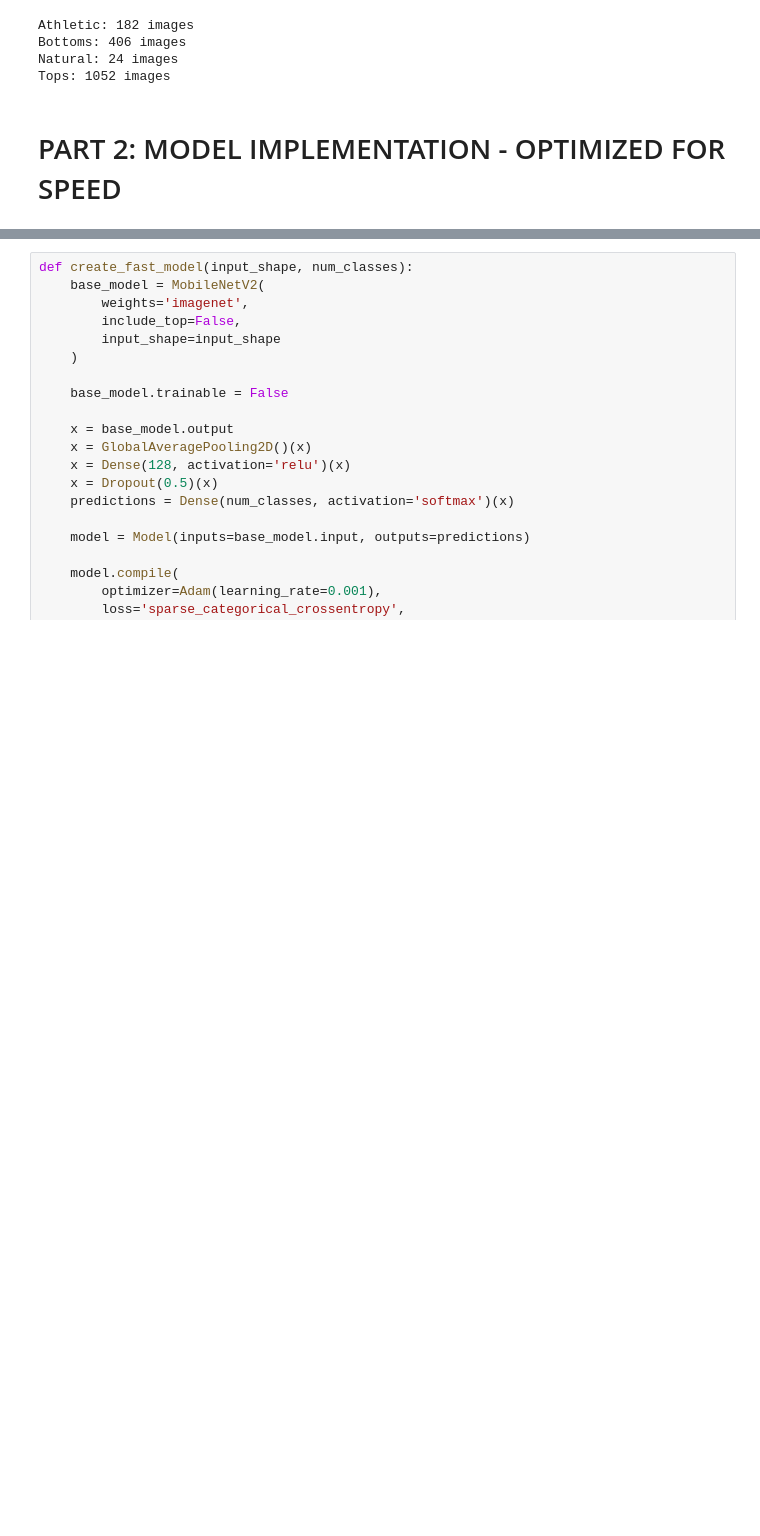
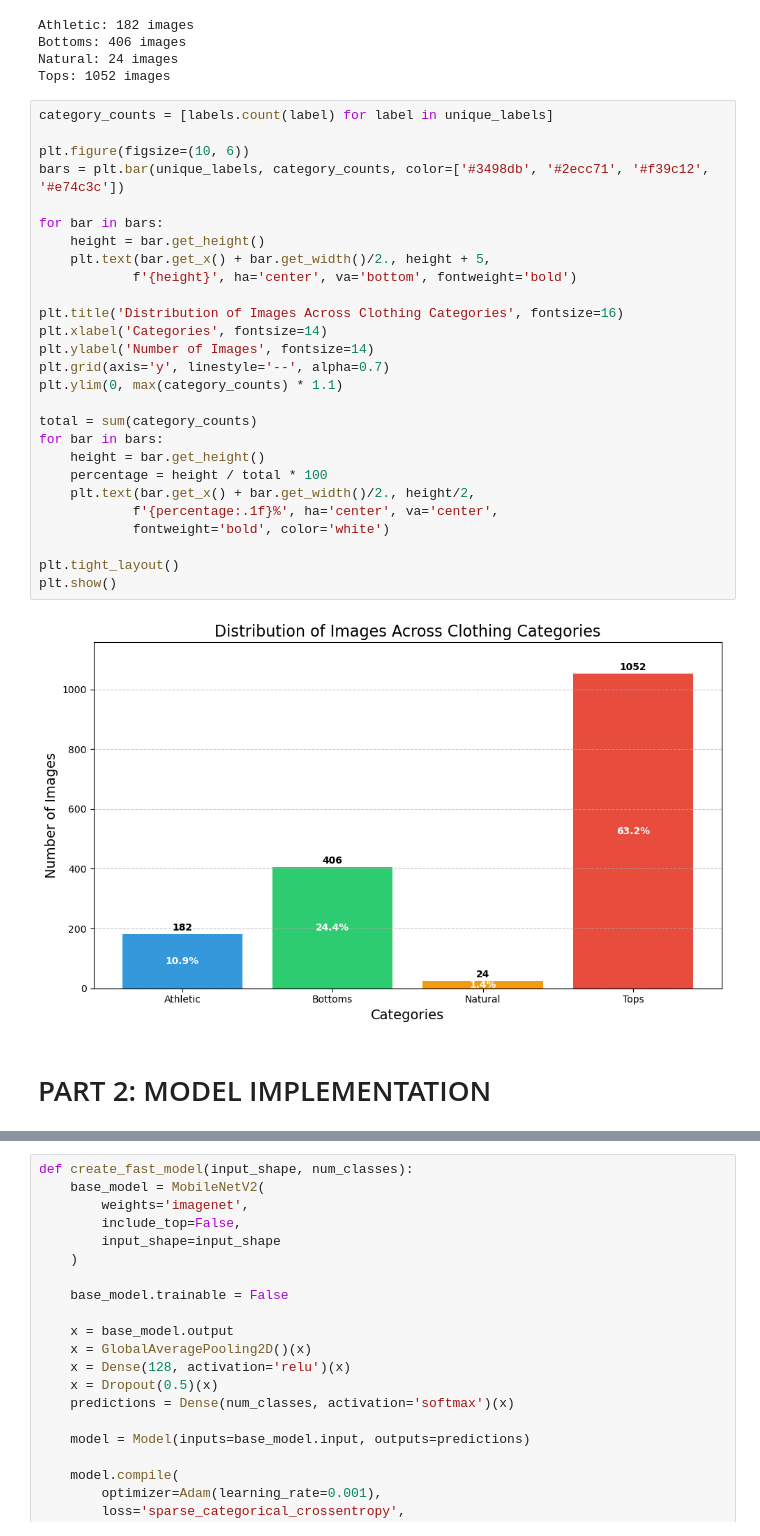
Before and after one commit to jentran2002/fashionscrapper, a Jupyter notebook: clothesclassificationmodel.ipynb, the cells around one changed output, grey strips where cells are left out. Cells and saved outputs as stored; diff of their text form; blank space fills up the shorter version.

Commit message:
updated model

```diff
--- a/clothesclassificationmodel.ipynb
+++ b/clothesclassificationmodel.ipynb
@@ -98,5 +481,34 @@ Athletic: 182 images
 Bottoms: 406 images
 Natural: 24 images
 Tops: 1052 images
+# %%
+category_counts = [labels.count(label) for label in unique_labels]
+
+plt.figure(figsize=(10, 6))
+bars = plt.bar(unique_labels, category_counts, color=['#3498db', '#2ecc71', '#f39c12', '#e74c3c'])
+
+for bar in bars:
+    height = bar.get_height()
+    plt.text(bar.get_x() + bar.get_width()/2., height + 5,
+            f'{height}', ha='center', va='bottom', fontweight='bold')
+
+plt.title('Distribution of Images Across Clothing Categories', fontsize=16)
+plt.xlabel('Categories', fontsize=14)
+plt.ylabel('Number of Images', fontsize=14)
+plt.grid(axis='y', linestyle='--', alpha=0.7)
+plt.ylim(0, max(category_counts) * 1.1)
+
+total = sum(category_counts)
+for bar in bars:
+    height = bar.get_height()
+    percentage = height / total * 100
+    plt.text(bar.get_x() + bar.get_width()/2., height/2,
+            f'{percentage:.1f}%', ha='center', va='center',
+            fontweight='bold', color='white')
+
+plt.tight_layout()
+plt.show()
+# %% [output]
+[figure, added]
 # %% [markdown]
-# PART 2: MODEL IMPLEMENTATION - OPTIMIZED FOR SPEED
+# PART 2: MODEL IMPLEMENTATION
```
Also changed, not shown: parts of 14 cells of this notebook.
